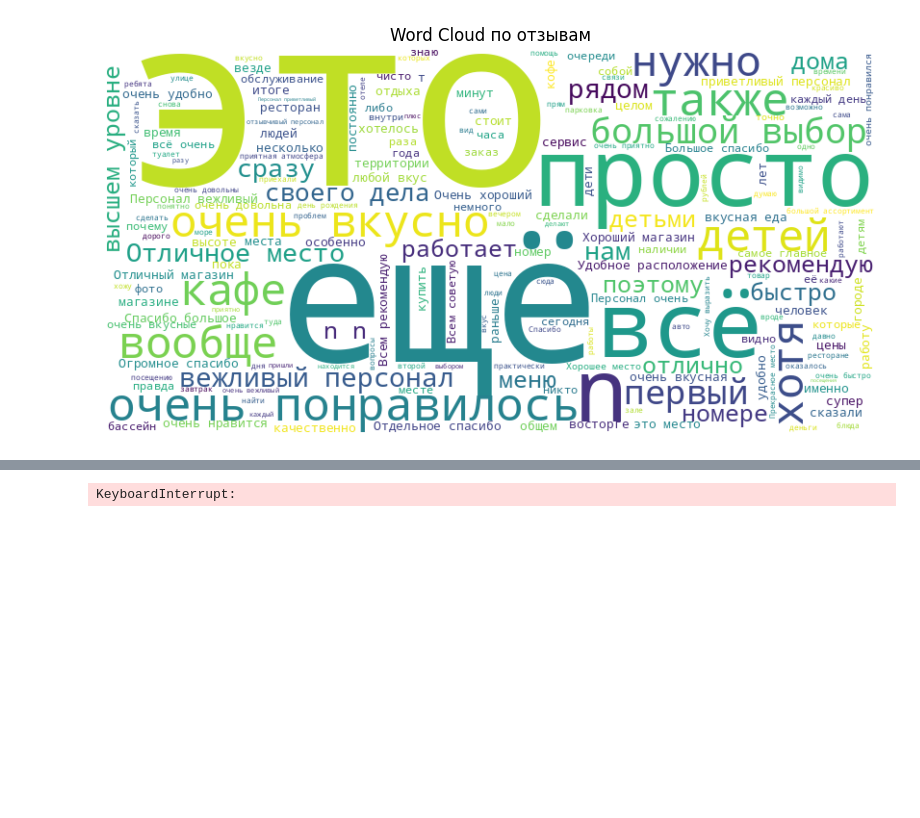
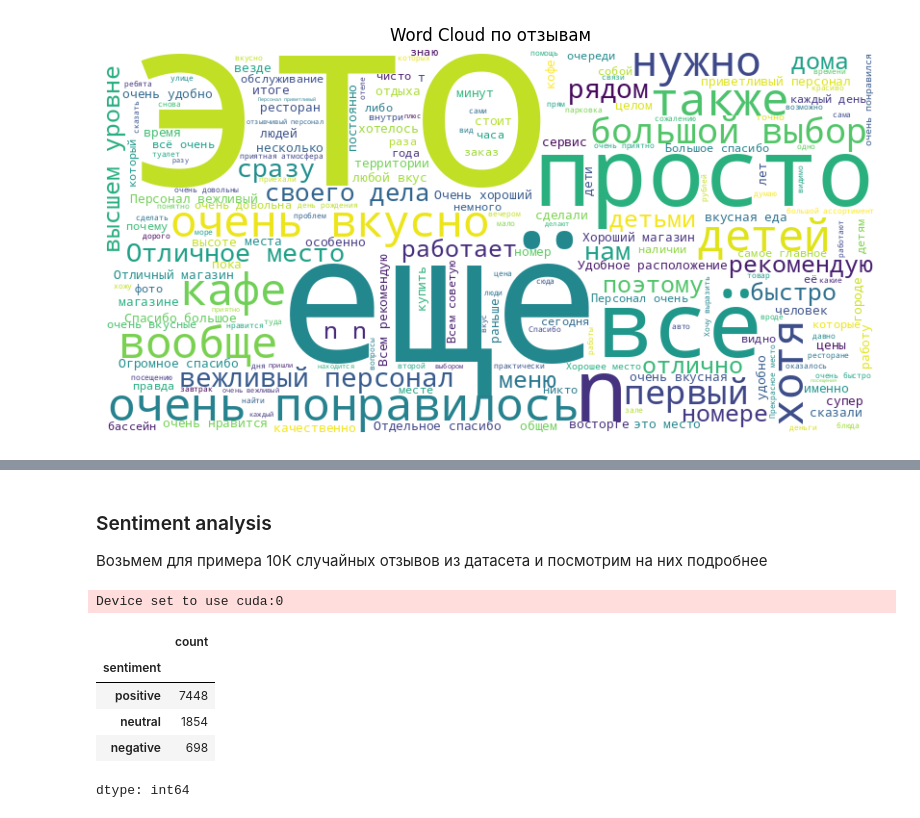
Before and after one commit to miem-refugees/travel-agent, a Jupyter notebook: notebooks/eda.ipynb, the cells around one changed output, grey strips where cells are left out. Saved outputs shown, nothing was run; the diff lists cells and outputs as text; code cells hidden in the pictures; blank space fills up the shorter version.

```diff
--- a/notebooks/eda.ipynb
+++ b/notebooks/eda.ipynb
@@ -201,0 +177,4 @@ def analyze_sentiment(text):
+# %% [markdown]
+### Sentiment analysis
+
+Возьмем для примера 10К случайных отзывов из датасета и посмотрим на них подробнее
@@ -202,10 +185,30 @@ def analyze_sentiment(text):
+# %%
+from transformers import pipeline
+
+
+model = pipeline(model="seara/rubert-tiny2-russian-sentiment")
+
+
+def analyze_sentiment(text) -> pd.Series:
+    result = model(text)[0]  # example: {label': 'positive', 'score': 0.93}
+    return pd.Series([result["label"], result["score"]])
+# %% [output]
+Device set to use cuda:0
 # %%
 from tqdm import tqdm
 
+
 tqdm.pandas()
 
-df[["sentiment", "sentiment_confidence"]] = df["text"].progress_apply(
-    lambda x: pd.Series(analyze_sentiment(x))
+sample_df[["sentiment", "sentiment_confidence"]] = sample_df["text"].progress_apply(
+    analyze_sentiment
 )
-# %% [output]
-KeyboardInterrupt:
+# %%
+sample_df["sentiment"].value_counts()
+# %% [output]
+|  | count |
+| sentiment |  |
+| positive | 7448 |
+| neutral | 1854 |
+| negative | 698 |
+dtype: int64
```
Also changed, not shown: parts of 9 cells of this notebook.
